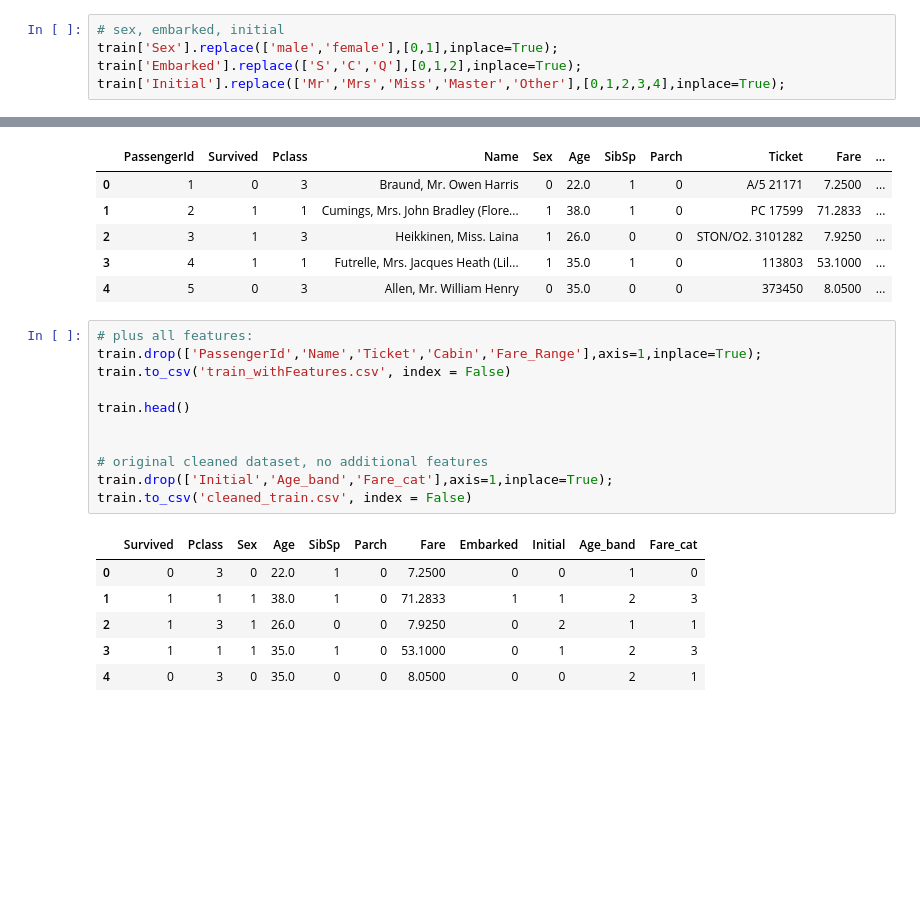
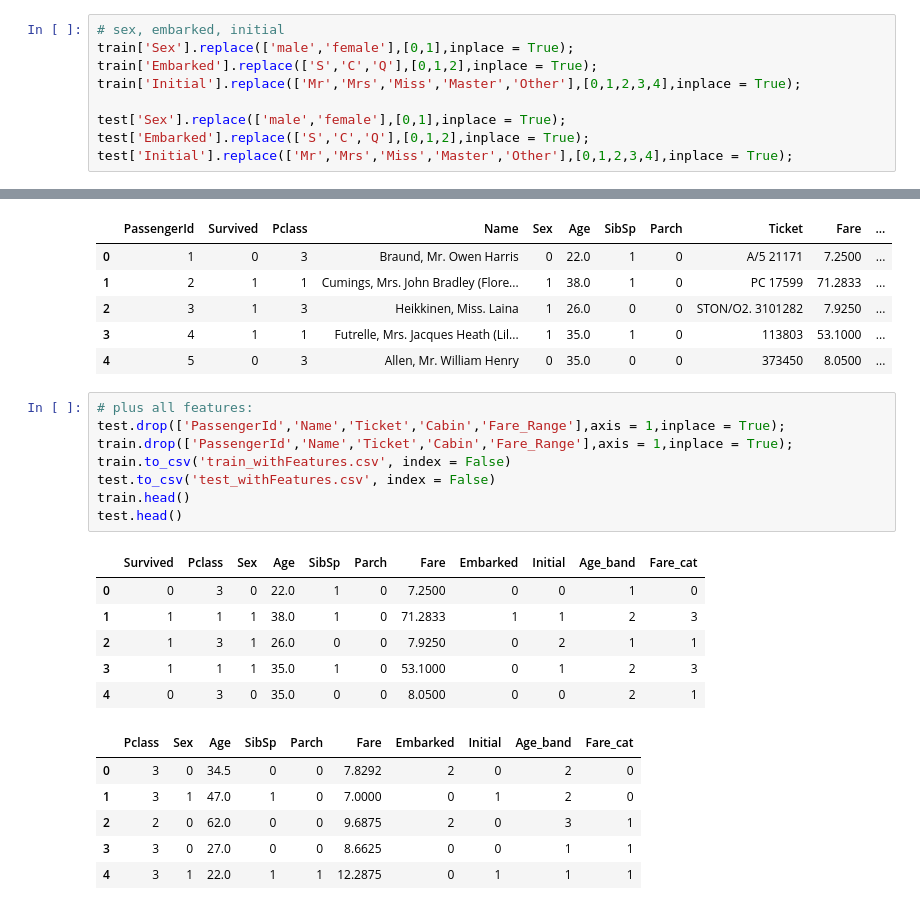
Before and after one commit to grwkremilek/Kaggle, a Jupyter notebook: titanic/titaniccleaningfeatureengineering.ipynb, the cells around one changed output, grey strips where cells are left out. Cells and saved outputs as stored; diff of their text form; blank space fills up the shorter version.

```diff
--- a/titanic/titaniccleaningfeatureengineering.ipynb
+++ b/titanic/titaniccleaningfeatureengineering.ipynb
@@ -181,8 +243,12 @@ Text(0.5, 1.08, 'relation between fare category and survival rate')
 ## III. converting string values to numeric <a name="3"></a>
 # %%
 # sex, embarked, initial
-train['Sex'].replace(['male','female'],[0,1],inplace=True);
-train['Embarked'].replace(['S','C','Q'],[0,1,2],inplace=True);
-train['Initial'].replace(['Mr','Mrs','Miss','Master','Other'],[0,1,2,3,4],inplace=True);
+train['Sex'].replace(['male','female'],[0,1],inplace = True);
+train['Embarked'].replace(['S','C','Q'],[0,1,2],inplace = True);
+train['Initial'].replace(['Mr','Mrs','Miss','Master','Other'],[0,1,2,3,4],inplace = True);
+
+test['Sex'].replace(['male','female'],[0,1],inplace = True);
+test['Embarked'].replace(['S','C','Q'],[0,1,2],inplace = True);
+test['Initial'].replace(['Mr','Mrs','Miss','Master','Other'],[0,1,2,3,4],inplace = True);
 # %%
 train.dtypes
@@ -226,19 +309,22 @@ train.head()
 | 4 | 5 | 0 | 3 | Allen, Mr. William Henry | 0 | 35.0 | 0 | 0 | 373450 | 8.0500 | ... |
 # %%
 # plus all features:
-train.drop(['PassengerId','Name','Ticket','Cabin','Fare_Range'],axis=1,inplace=True);
+test.drop(['PassengerId','Name','Ticket','Cabin','Fare_Range'],axis = 1,inplace = True);
+train.drop(['PassengerId','Name','Ticket','Cabin','Fare_Range'],axis = 1,inplace = True);
 train.to_csv('train_withFeatures.csv', index = False)
-
+test.to_csv('test_withFeatures.csv', index = False)
 train.head()
-
-
-# original cleaned dataset, no additional features
-train.drop(['Initial','Age_band','Fare_cat'],axis=1,inplace=True);
-train.to_csv('cleaned_train.csv', index = False)
+test.head()
 # %% [output]
 |  | Survived | Pclass | Sex | Age | SibSp | Parch | Fare | Embarked | Initial | Age_band | Fare_cat |
 | 0 | 0 | 3 | 0 | 22.0 | 1 | 0 | 7.2500 | 0 | 0 | 1 | 0 |
 | 1 | 1 | 1 | 1 | 38.0 | 1 | 0 | 71.2833 | 1 | 1 | 2 | 3 |
 | 2 | 1 | 3 | 1 | 26.0 | 0 | 0 | 7.9250 | 0 | 2 | 1 | 1 |
 | 3 | 1 | 1 | 1 | 35.0 | 1 | 0 | 53.1000 | 0 | 1 | 2 | 3 |
 | 4 | 0 | 3 | 0 | 35.0 | 0 | 0 | 8.0500 | 0 | 0 | 2 | 1 |
+|  | Pclass | Sex | Age | SibSp | Parch | Fare | Embarked | Initial | Age_band | Fare_cat |
+| 0 | 3 | 0 | 34.5 | 0 | 0 | 7.8292 | 2 | 0 | 2 | 0 |
+| 1 | 3 | 1 | 47.0 | 1 | 0 | 7.0000 | 0 | 1 | 2 | 0 |
+| 2 | 2 | 0 | 62.0 | 0 | 0 | 9.6875 | 2 | 0 | 3 | 1 |
+| 3 | 3 | 0 | 27.0 | 0 | 0 | 8.6625 | 0 | 0 | 1 | 1 |
+| 4 | 3 | 1 | 22.0 | 1 | 1 | 12.2875 | 0 | 1 | 1 | 1 |
```
Also changed, not shown: parts of 13 cells of this notebook.
